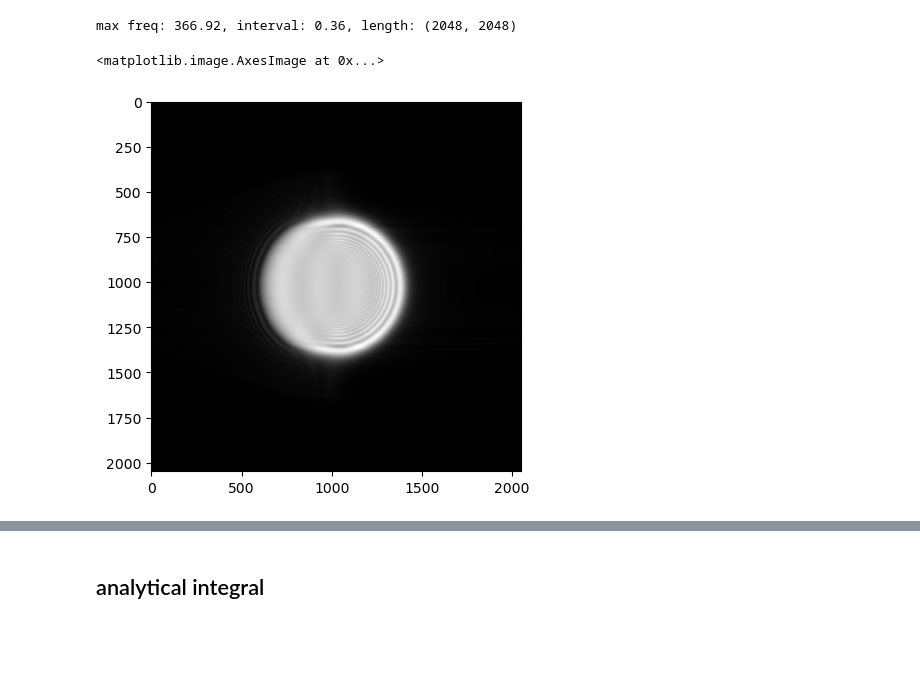
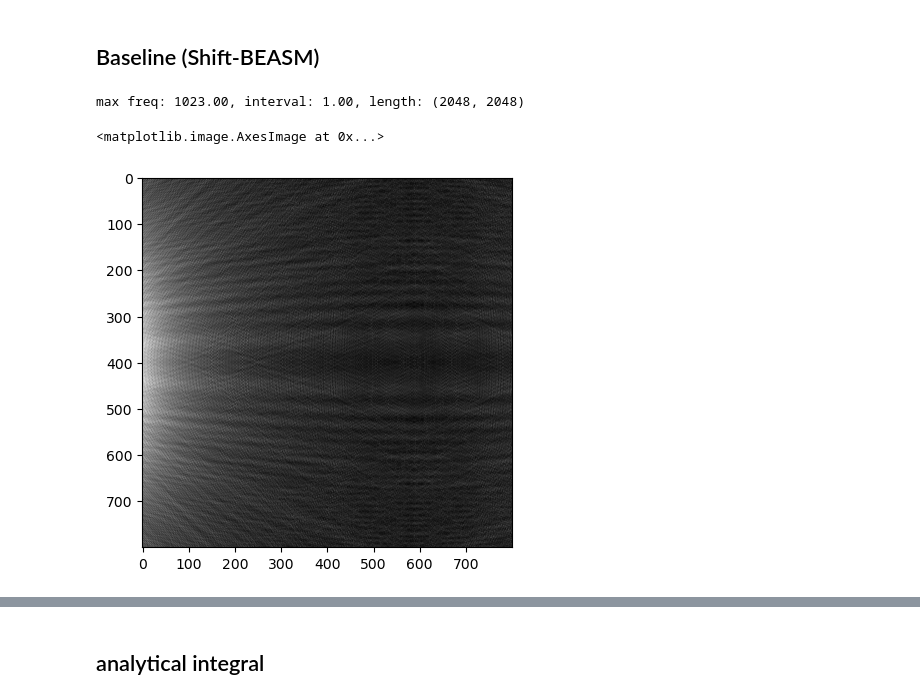
Before and after one commit to whywww/ASASM, a Jupyter notebook: test.ipynb, the cells around one changed output, grey strips where cells are left out. Cells and saved outputs as stored; diff of their text form; code cells hidden in the pictures; blank space fills up the shorter version.

Commit message:
added shift-beasm2d, numpy version

```diff
--- a/test.ipynb
+++ b/test.ipynb
@@ -369,10 +73,0 @@ pupil = np.where(uu**2+vv**2<=r**2, 1, 0)
-# %%
-theta = 5 / 180 * math.pi
-zo = 1.7
-xo, yo = -math.tan(theta) * zo, 0
-# E0 = get_parallel_wave((0, 0), np.stack((xx, yy), axis=0), zo)
-E1 = pupil * get_parallel_wave((xo, yo), np.stack((xx, yy), axis=0), zo)
-# E0 = get_exact_spherical_wave_np((0, 0), np.stack((xx, yy), axis=0), zo) #* get_lens_phase_shift(25e-3, np.stack((xx, yy), axis=0))
-# E1 = pupil * get_exact_spherical_wave_np((xo, yo), np.stack((xx, yy), axis=0), zo) #* get_lens_phase_shift(25e-3, np.stack((xx, yy), axis=0))
-plt.imshow(np.abs(E1), cmap='gray')
-xs, ys = math.tan(theta) * z, 0
@@ -380,0 +74,12 @@ xs, ys = math.tan(theta) * z, 0
+# %%
+# create input field
+# the aperture
+c = np.linspace(-N//2, N//2, N)
+uu, vv = np.meshgrid(c, c)
+pupil = np.where(uu**2+vv**2<=r**2, 1, 0)
+
+# E1 = pupil * get_plane_wave((xo, yo), np.stack((xx, yy), axis=0), zo)
+E1 = pupil * get_exact_spherical_wave_np((xo, yo), np.stack((xx, yy), axis=0), zo) * get_lens_phase_shift(f, np.stack((xx, yy), axis=0))
+# plt.figure(figsize=(2,2))
+# E1 = get_exact_spherical_wave_np((xo, yo), np.stack((xx, yy), axis=0), zo)
+# plt.imshow(np.abs(E1), cmap='gray')
@@ -381,15 +108,17 @@ xs, ys = math.tan(theta) * z, 0
+# %% [markdown]
+## Baseline (Shift-BEASM)
 # %%
 # from shift_BEASM_cpu import BEASM2d
 # prop = BEASM2d(z, x, y, lam, 'cpu')
 # U = prop(E1)
 # plt.imshow(abs(U), cmap='gray')
 
 from shift_BEASM_cpu import shift_BEASM2d
 prop = shift_BEASM2d(xs, ys, z, x, y, lam)
 U = prop(E1)
-# U = U[..., N//2-r:N//2+r, N//2-r:N//2+r]
-plt.imshow(np.abs(U), cmap='gray')
+result1 = np.abs(U)[..., N//2-r:N//2+r, N//2-r:N//2+r]
+plt.imshow(result1, cmap='gray')
 # %% [output]
-max freq: 366.92, interval: 0.36, length: (2048, 2048)
+max freq: 1023.00, interval: 1.00, length: (2048, 2048)
 <matplotlib.image.AxesImage at 0x...>
-[figure, old version]
+[figure, new version]
```
Also changed, not shown: parts of 37 cells of this notebook, 2 other files.
